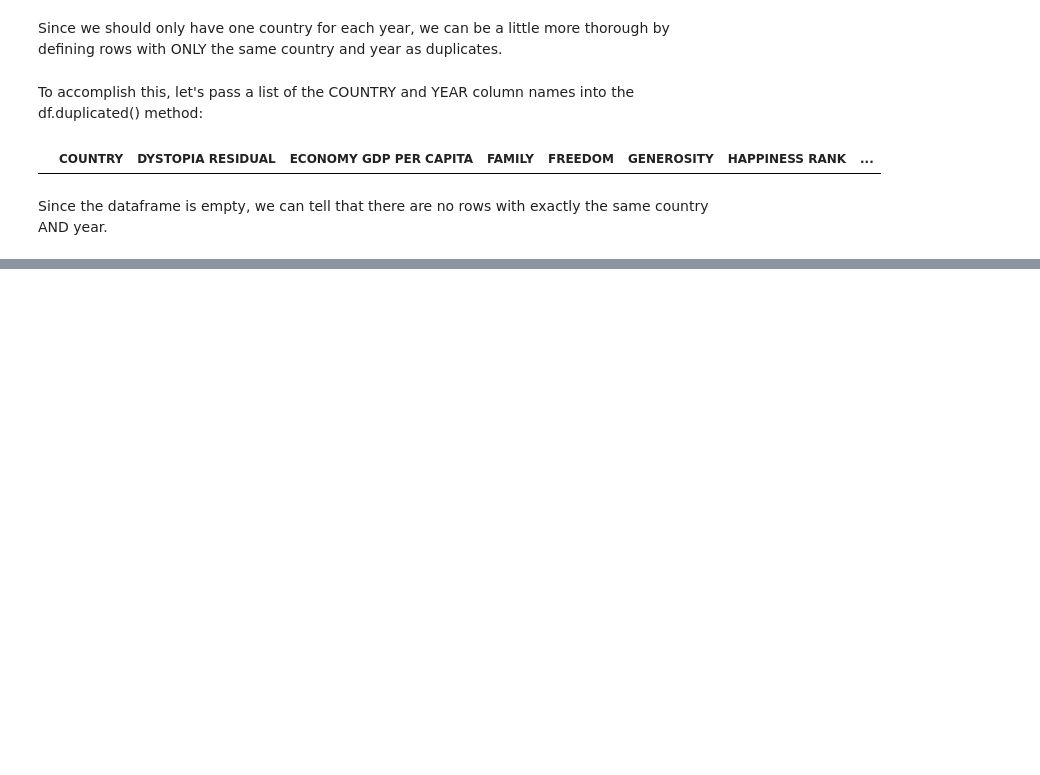
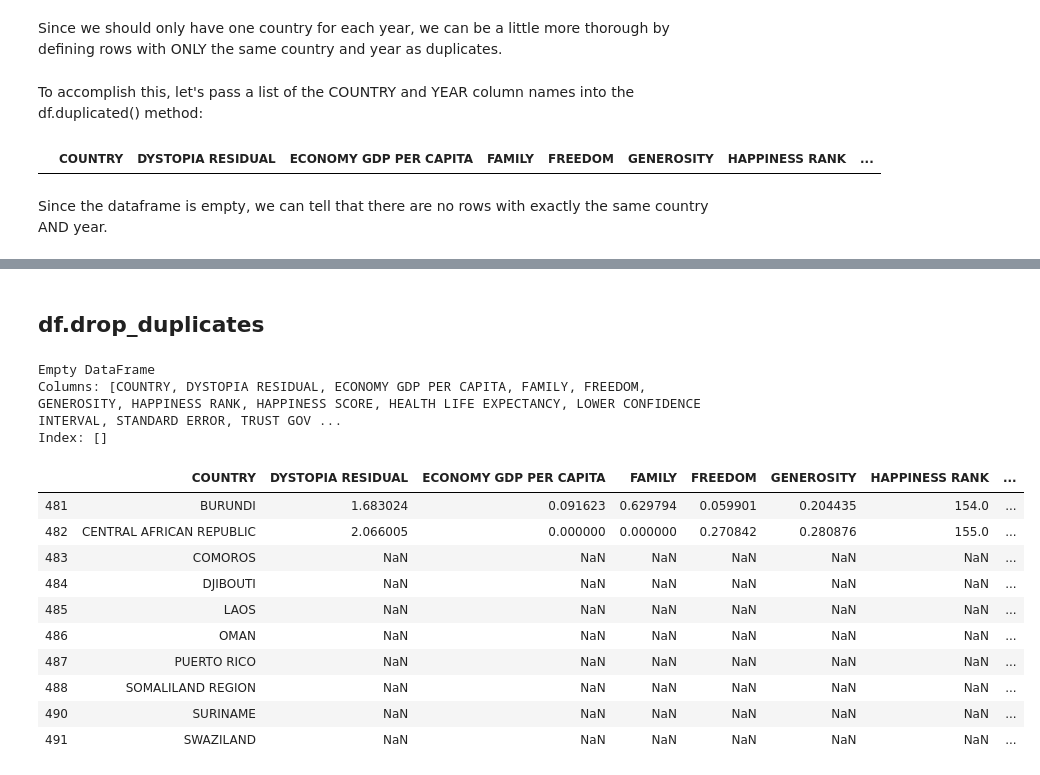
Before and after one commit to Clemo97/working-with-missing-and-duplicate-data, a Jupyter notebook: working-with-missing-and-duplicate-data.ipynb, the cells around one changed output, grey strips where cells are left out. Saved outputs shown, nothing was run; the diff lists cells and outputs as text; code cells hidden in the pictures; blank space fills up the shorter version.

```diff
--- a/working-with-missing-and-duplicate-data.ipynb
+++ b/working-with-missing-and-duplicate-data.ipynb
@@ -240,0 +241,6 @@ print(combined[dups])
+# %% [markdown]
+## df.drop_duplicates
+# %%
+combined['COUNTRY'] = combined['COUNTRY'].str.upper()
+
+combined = combined.drop_duplicates(['COUNTRY','YEAR'])
@@ -240,0 +249,20 @@ print(combined[dups])
+# %%
+print(combined[dups])
+# %% [output]
+Empty DataFrame
+Columns: [COUNTRY, DYSTOPIA RESIDUAL, ECONOMY GDP PER CAPITA, FAMILY, FREEDOM, GENEROSITY, HAPPINESS RANK, HAPPINESS SCORE, HEALTH LIFE EXPECTANCY, LOWER CONFIDENCE INTERVAL, STANDARD ERROR, TRUST GOV ...
+Index: []
+# %%
+combined.tail(10)
+# %% [output]
+|  | COUNTRY | DYSTOPIA RESIDUAL | ECONOMY GDP PER CAPITA | FAMILY | FREEDOM | GENEROSITY | HAPPINESS RANK | ... |
+| 481 | BURUNDI | 1.683024 | 0.091623 | 0.629794 | 0.059901 | 0.204435 | 154.0 | ... |
+| 482 | CENTRAL AFRICAN REPUBLIC | 2.066005 | 0.000000 | 0.000000 | 0.270842 | 0.280876 | 155.0 | ... |
+| 483 | COMOROS | NaN | NaN | NaN | NaN | NaN | NaN | ... |
+| 484 | DJIBOUTI | NaN | NaN | NaN | NaN | NaN | NaN | ... |
+| 485 | LAOS | NaN | NaN | NaN | NaN | NaN | NaN | ... |
+| 486 | OMAN | NaN | NaN | NaN | NaN | NaN | NaN | ... |
+| 487 | PUERTO RICO | NaN | NaN | NaN | NaN | NaN | NaN | ... |
+| 488 | SOMALILAND REGION | NaN | NaN | NaN | NaN | NaN | NaN | ... |
+| 490 | SURINAME | NaN | NaN | NaN | NaN | NaN | NaN | ... |
+| 491 | SWAZILAND | NaN | NaN | NaN | NaN | NaN | NaN | ... |
```
Also changed, not shown: parts of 8 cells of this notebook.
